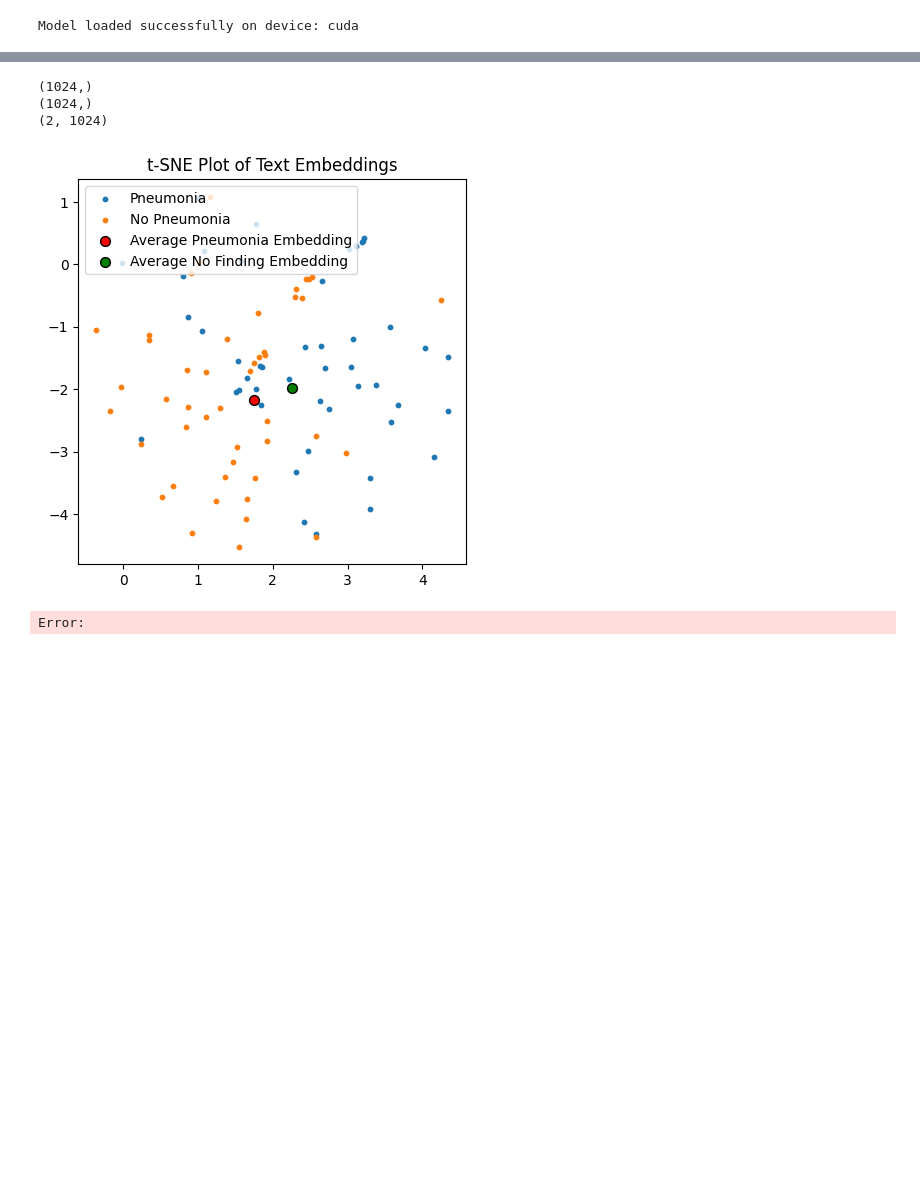
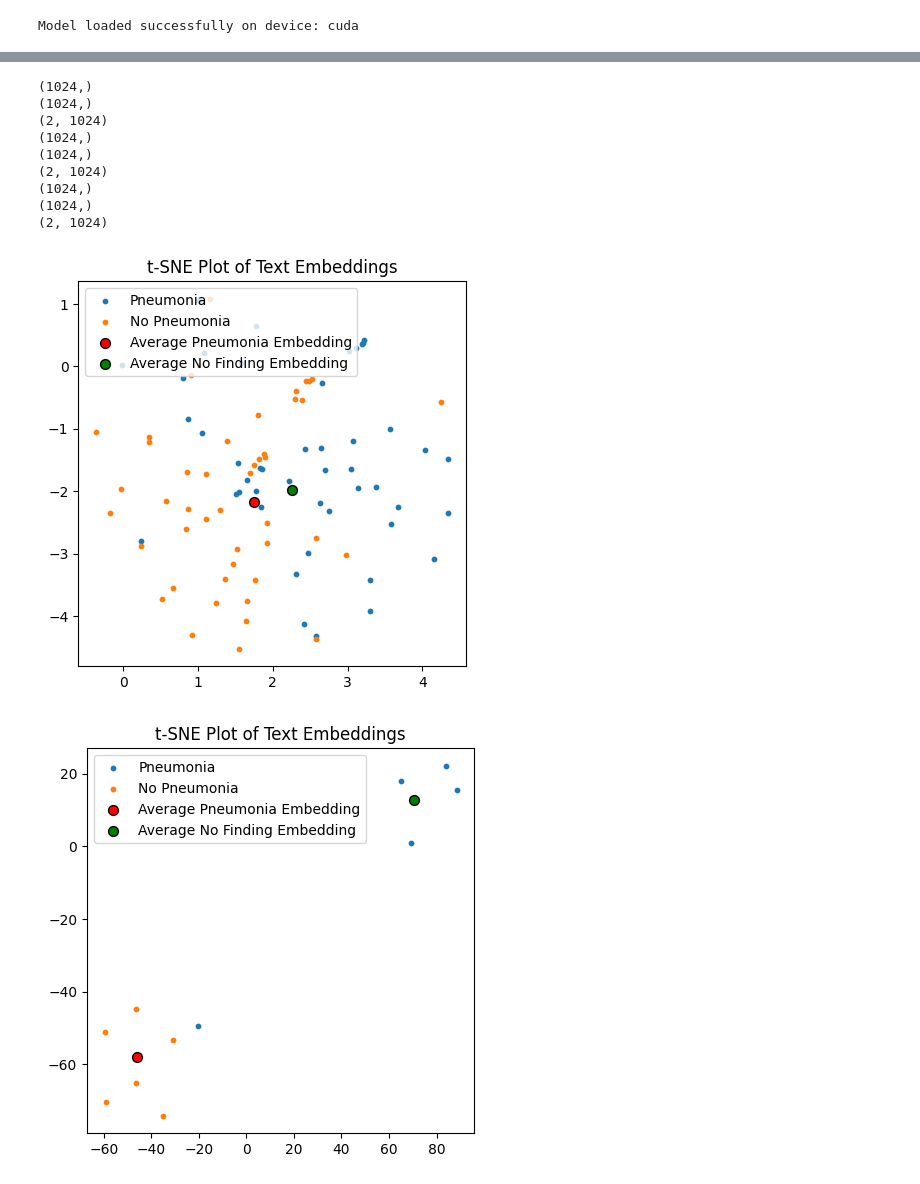
Before and after one commit to loufay/Beyond-the-prompt, a Jupyter notebook: data/text_embeddings/generate_vte_text_embeddings.ipynb, the cells around one changed output, grey strips where cells are left out. Cells and saved outputs as stored; diff of their text form; code cells hidden in the pictures; blank space fills up the shorter version.

```diff
--- a/data/text_embeddings/generate_vte_text_embeddings.ipynb
+++ b/data/text_embeddings/generate_vte_text_embeddings.ipynb
@@ -158,16 +180,38 @@ np.save("/mnt/data2/datasets_lfay/MedImageInsights/data/text_embeddings/embeddin
 # %%
 # Step 2: Compute average embeddings for each class
+# 1. Prompt Template + All reports
 average_embedding_disease = np.mean(embeddings_disease, axis=0)
 average_embedding_no_disease = np.mean(embeddings_no_disease, axis=0)
-
-# concat embeddings
 average_embedding = np.stack([average_embedding_no_disease,average_embedding_disease], axis=0)
 print(average_embedding_disease.shape)
 print(average_embedding_no_disease.shape)
 print(average_embedding.shape)
+
+
+# 2. Prompt Template
+average_embedding_disease_template = np.mean(embeddings_disease_template, axis=0)
+average_embedding_no_disease_template = np.mean(embeddings_no_disease_template, axis=0)
+average_embedding_template = np.stack([average_embedding_no_disease_template,average_embedding_disease_template], axis=0)
+print(average_embedding_disease_template.shape)
+print(average_embedding_no_disease_template.shape)
+print(average_embedding_template.shape)
+
+# 3. Reports
+average_embedding_disease_report = np.mean(embeddings_disease_report, axis=0)
+average_embedding_no_disease_report = np.mean(embeddings_no_disease_report, axis=0)
+average_embedding_report = np.stack([average_embedding_no_disease_report,average_embedding_disease_report], axis=0)
+print(average_embedding_disease_report.shape)
+print(average_embedding_no_disease_report.shape)
+print(average_embedding_report.shape)
 # %% [output]
 (1024,)
 (1024,)
 (2, 1024)
+(1024,)
+(1024,)
+(2, 1024)
+(1024,)
+(1024,)
+(2, 1024)
 # %%
 # save average embeddings
@@ -178,10 +224,10 @@ from sklearn.manifold import TSNE
 import matplotlib.pyplot as plt
 
 # Load and organize data
-embeddings = np.load("/mnt/data2/datasets_lfay/MedImageInsights/data/text_embeddings/embeddings_92_single_pneumonia_no_finding.npy")
+embeddings = np.load("/mnt/data2/datasets_lfay/MedImageInsights/data/text_embeddings/embeddings_92_no_finding.npy")
 embeddings_disease = embeddings[46:]
 embeddings_no_disease = embeddings[:46]
-average_embedding = np.load("/mnt/data2/datasets_lfay/MedImageInsights/data/text_embeddings/average_embeddings_2_single_pneumonia_no_finding.npy")
+average_embedding = np.load("/mnt/data2/datasets_lfay/MedImageInsights/data/text_embeddings/average_embeddings_2_no_finding.npy")
 average_embedding_disease = average_embedding[0]
 average_embedding_no_disease = average_embedding[1].reshape(1, -1)
 
@@ -215,4 +261,46 @@ plt.title("t-SNE Plot of Text Embeddings")
 plt.show()
 # %% [output]
 [figure]
-Error:
+# %%
+import numpy as np
+from sklearn.manifold import TSNE
+import matplotlib.pyplot as plt
+
+# Load and organize data
+embeddings = np.load("/mnt/data2/datasets_lfay/MedImageInsights/data/text_embeddings/embeddings_92_no_finding_template.npy")
+embeddings_disease = embeddings[7:]
+embeddings_no_disease = embeddings[:6]
+average_embedding = np.load("/mnt/data2/datasets_lfay/MedImageInsights/data/text_embeddings/average_embeddings_2_no_finding_template.npy")
+average_embedding_disease = average_embedding[0]
+average_embedding_no_disease = average_embedding[1].reshape(1, -1)
+
+# Add average embeddings to their respective groups
+embeddings_disease = np.concatenate([embeddings_disease, average_embedding_disease.reshape(1, -1)], axis=0)
+embeddings_no_disease = np.concatenate([embeddings_no_disease, average_embedding_no_disease], axis=0)
+
+# Combine data for t-SNE
+all_embeddings = np.vstack([embeddings_disease, embeddings_no_disease])
+tsne = TSNE(n_components=2, random_state=42, perplexity=2)
+all_embeddings_tsne = tsne.fit_transform(all_embeddings)
+
+# Split back for visualization
+embeddings_disease_tsne = all_embeddings_tsne[:len(embeddings_disease)]
+embeddings_no_disease_tsne = all_embeddings_tsne[len(embeddings_disease):]
+
+# Plot
+plt.figure(figsize=(5, 5))
+plt.scatter(embeddings_disease_tsne[:-1, 0], embeddings_disease_tsne[:-1, 1], label="Pneumonia", s=10, color="C0")
+plt.scatter(embeddings_no_disease_tsne[:-1, 0], embeddings_no_disease_tsne[:-1, 1], label="No Pneumonia", s=10, color="C1")
+plt.scatter(
+    embeddings_disease_tsne[-1, 0], embeddings_disease_tsne[-1, 1],
+    label="Average Pneumonia Embedding", color="red", s=50, edgecolors="black"
+)
+plt.scatter(
+    embeddings_no_disease_tsne[-1, 0], embeddings_no_disease_tsne[-1, 1],
+    label="Average No Finding Embedding", color="green", s=50, edgecolors="black"
+)
+plt.legend(loc="best")
+plt.title("t-SNE Plot of Text Embeddings")
+plt.show()
+# %% [output]
+[figure, added]
```
Also changed, not shown: parts of 8 cells of this notebook, 6 other files.
